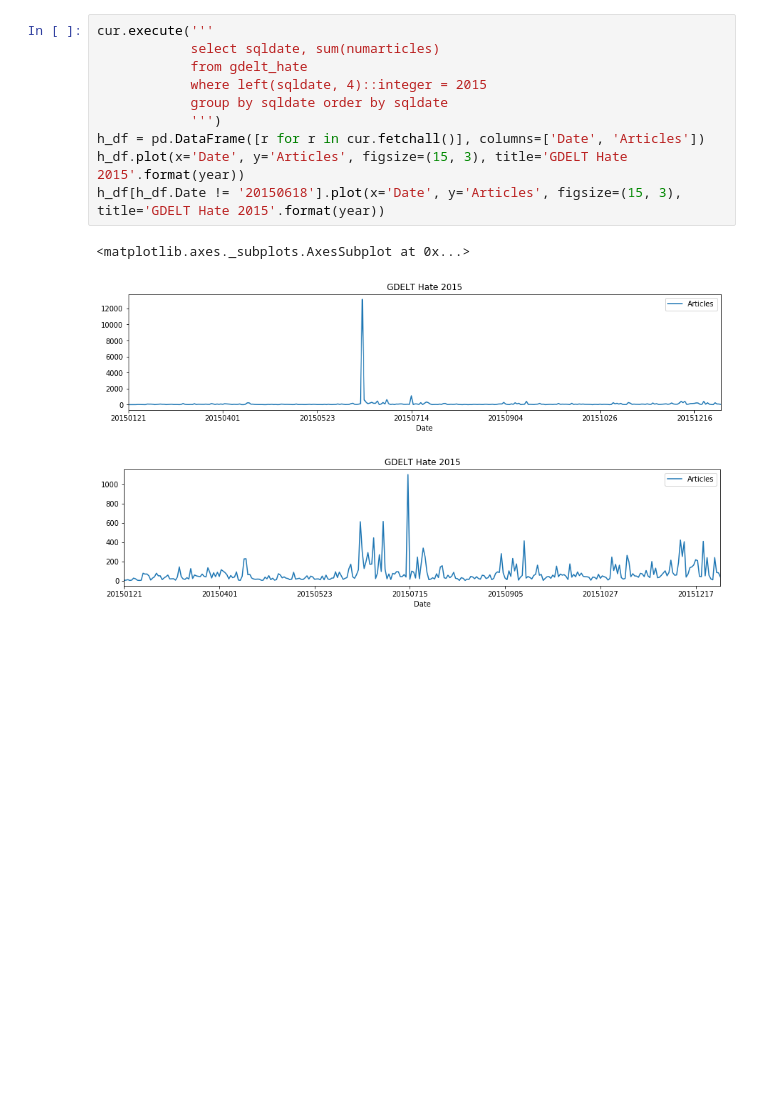
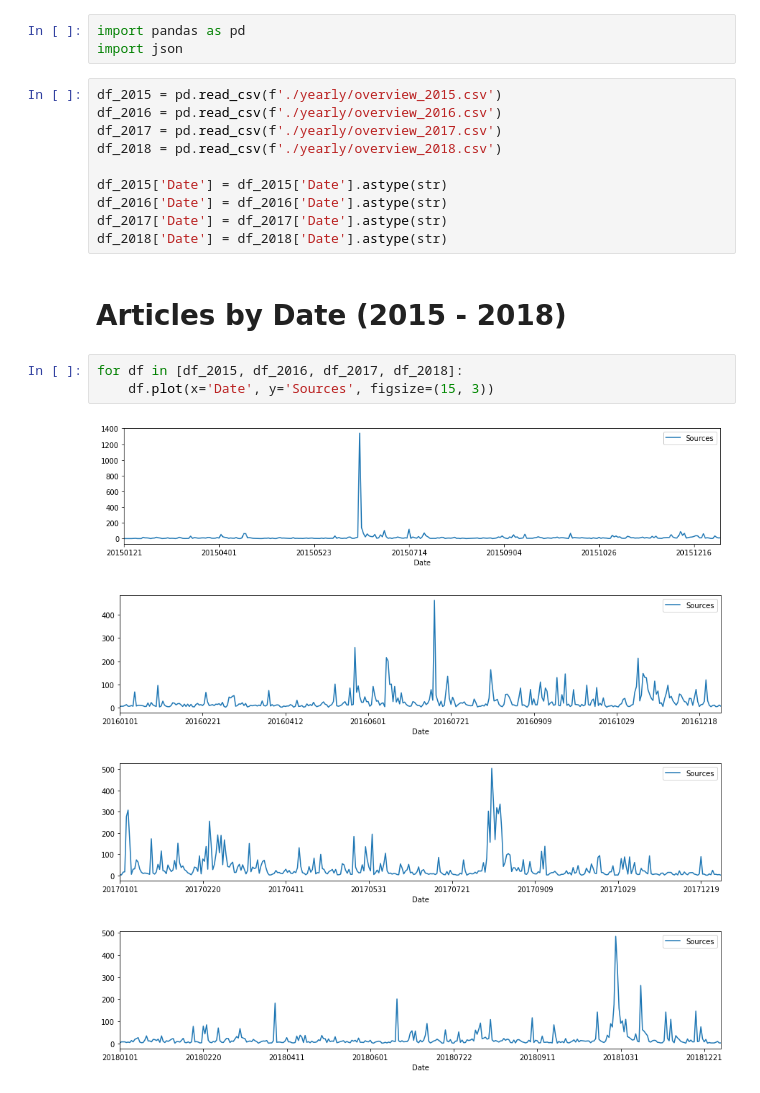
Before and after one commit to Jwmazzi/media_research, a Jupyter notebook: planning/GDELT Overview.ipynb, the cells around one changed output. Saved outputs shown, nothing was run; the diff lists cells and outputs as text; blank space fills up the shorter version.

```diff
--- a/planning/GDELT Overview.ipynb
+++ b/planning/GDELT Overview.ipynb
@@ -33,14 +1,23 @@ for year in [2015, 2016, 2017, 2018, 2019]:
-# %%
-cur.execute('''
-            select sqldate, sum(numarticles)
-            from gdelt_hate
-            where left(sqldate, 4)::integer = 2015
-            group by sqldate order by sqldate
-            ''')
-h_df = pd.DataFrame([r for r in cur.fetchall()], columns=['Date', 'Articles'])
-h_df.plot(x='Date', y='Articles', figsize=(15, 3), title='GDELT Hate 2015'.format(year))
-h_df[h_df.Date != '20150618'].plot(x='Date', y='Articles', figsize=(15, 3), title='GDELT Hate 2015'.format(year))
-# %% [output]
-<matplotlib.axes._subplots.AxesSubplot at 0x...>
-[figure, removed]
-[figure, removed]
+# %%
+import pandas as pd
+import json
+# %%
+df_2015 = pd.read_csv(f'./yearly/overview_2015.csv')
+df_2016 = pd.read_csv(f'./yearly/overview_2016.csv')
+df_2017 = pd.read_csv(f'./yearly/overview_2017.csv')
+df_2018 = pd.read_csv(f'./yearly/overview_2018.csv')
+
+df_2015['Date'] = df_2015['Date'].astype(str)
+df_2016['Date'] = df_2016['Date'].astype(str)
+df_2017['Date'] = df_2017['Date'].astype(str)
+df_2018['Date'] = df_2018['Date'].astype(str)
+# %% [markdown]
+# Articles by Date (2015 - 2018)
+# %%
+for df in [df_2015, df_2016, df_2017, df_2018]:
+    df.plot(x='Date', y='Sources', figsize=(15, 3))
+# %% [output]
+[figure, added]
+[figure, added]
+[figure, added]
+[figure, added]
```
Also changed, not shown: parts of 9 cells of this notebook, 9 other files.
